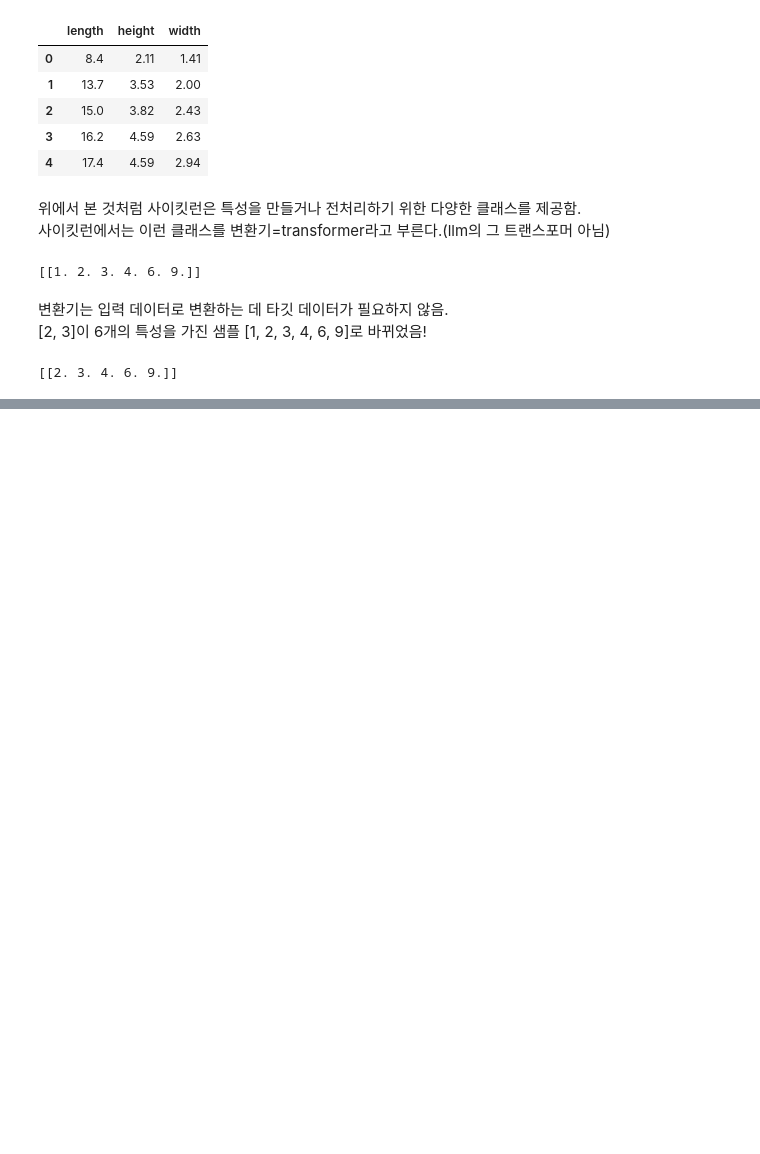
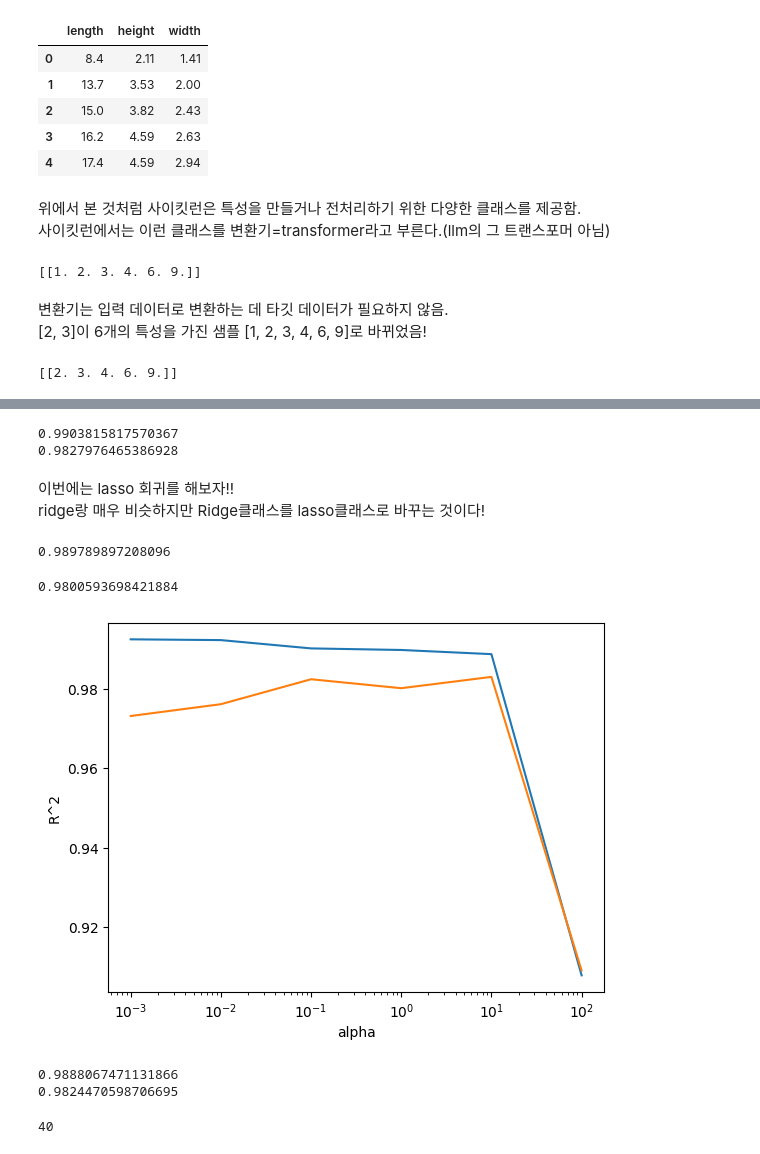
Before and after one commit to DelosIndustry/HongongML-DL_stduy, a Jupyter notebook: hongongDL.ipynb, the cells around one changed output, grey strips where cells are left out. Cells and saved outputs as stored; diff of their text form; code cells hidden in the pictures; blank space fills up the shorter version.

```diff
--- a/hongongDL.ipynb
+++ b/hongongDL.ipynb
@@ -616,0 +735,53 @@ print(poly.transform([[2, 3]]))
+# %%
+# 위 그래프를 바탕으로 최선의 alpha값 선택
+ridge = Ridge(alpha=0.1)
+ridge.fit(train_scaled, train_target)
+print(ridge.score(train_scaled, train_target))
+print(ridge.score(test_scaled, test_target))
+# %% [output]
+0.9903815817570367
+0.9827976465386928
+# %% [markdown]
+이번에는 lasso 회귀를 해보자!!
+ridge랑 매우 비슷하지만 Ridge클래스를 lasso클래스로 바꾸는 것이다!
+# %%
+from sklearn.linear_model import Lasso
+lasso = Lasso()
+lasso.fit(train_scaled, train_target)
+print(lasso.score(train_scaled, train_target))
+# %% [output]
+0.989789897208096
+# %%
+print(lasso.score(test_scaled, test_target))
+# %% [output]
+0.9800593698421884
+# %%
+train_score = []
+test_score = []
+alpha_list = [0.001, 0.01, 0.1, 1, 10, 100]
+for alpha in alpha_list:
+    lasso = Lasso(alpha=alpha, max_iter=10000)
+    lasso.fit(train_scaled, train_target)
+    train_score.append(lasso.score(train_scaled, train_target))
+    test_score.append(lasso.score(test_scaled, test_target))
+# %%
+plt.plot(alpha_list, train_score)
+plt.plot(alpha_list, test_score)
+plt.xscale('log')
+plt.xlabel('alpha')
+plt.ylabel('R^2')
+plt.show()
+# %% [output]
+[figure, added]
+# %%
+lasso = Lasso(alpha=10)
+lasso.fit(train_scaled, train_target)
+print(lasso.score(train_scaled, train_target))
+print(lasso.score(test_scaled, test_target))
+# %% [output]
+0.9888067471131866
+0.9824470598706695
+# %%
+print(np.sum(lasso.coef_ == 0)) # 이건 회귀 계수가 0인 특성의 개수를 출력. 즉, 라쏘에 의해 선택되지 않은 특성의 개수이다.
+# %% [output]
+40
```
Also changed, not shown: parts of 20 cells of this notebook.
